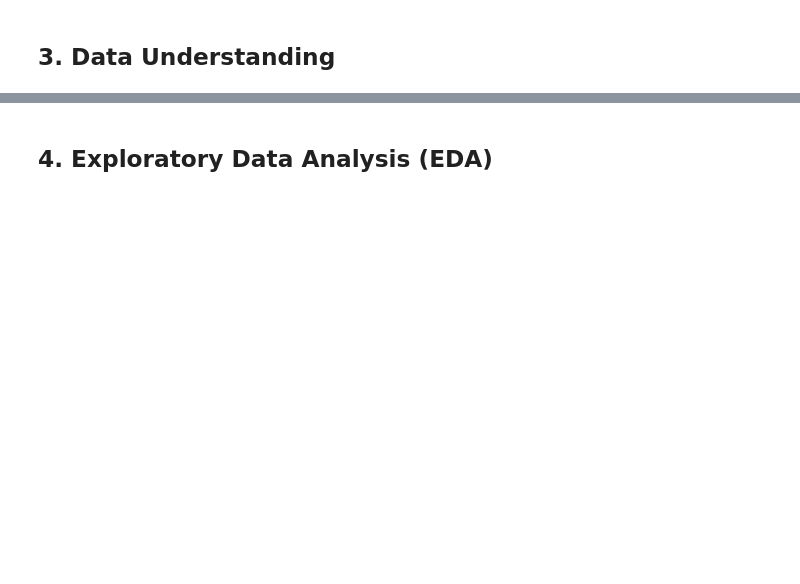
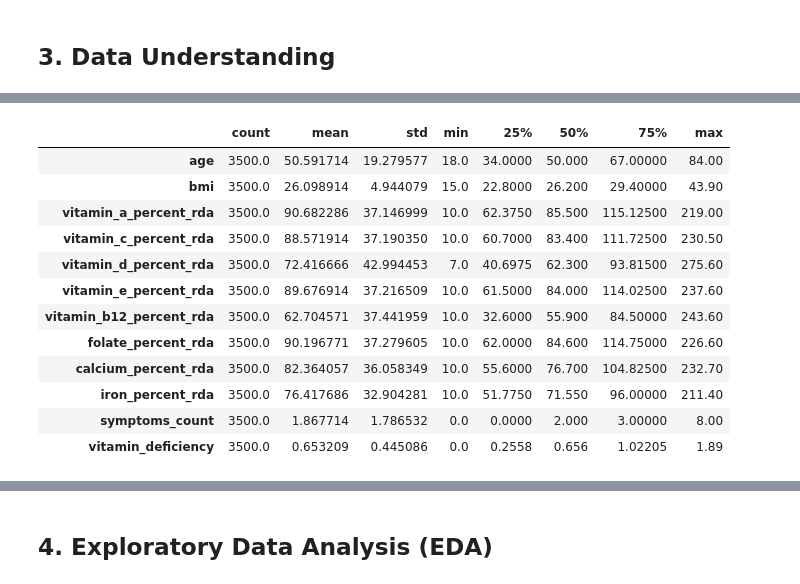
Before and after one commit to abdo-ghg/Vitamin-Deficiency-Prediction, a Jupyter notebook: vitamin_deficiency_prediction.ipynb, the cells around one changed output, grey strips where cells are left out. Saved outputs shown, nothing was run; the diff lists cells and outputs as text; code cells hidden in the pictures; blank space fills up the shorter version.

```diff
--- a/vitamin_deficiency_prediction.ipynb
+++ b/vitamin_deficiency_prediction.ipynb
@@ -35,0 +57,16 @@ Shape: (3500, 21)
+# %%
+df.describe().transpose()
+# %% [output]
+|  | count | mean | std | min | 25% | 50% | 75% | max |
+| age | 3500.0 | 50.591714 | 19.279577 | 18.0 | 34.0000 | 50.000 | 67.00000 | 84.00 |
+| bmi | 3500.0 | 26.098914 | 4.944079 | 15.0 | 22.8000 | 26.200 | 29.40000 | 43.90 |
+| vitamin_a_percent_rda | 3500.0 | 90.682286 | 37.146999 | 10.0 | 62.3750 | 85.500 | 115.12500 | 219.00 |
+| vitamin_c_percent_rda | 3500.0 | 88.571914 | 37.190350 | 10.0 | 60.7000 | 83.400 | 111.72500 | 230.50 |
+| vitamin_d_percent_rda | 3500.0 | 72.416666 | 42.994453 | 7.0 | 40.6975 | 62.300 | 93.81500 | 275.60 |
+| vitamin_e_percent_rda | 3500.0 | 89.676914 | 37.216509 | 10.0 | 61.5000 | 84.000 | 114.02500 | 237.60 |
+| vitamin_b12_percent_rda | 3500.0 | 62.704571 | 37.441959 | 10.0 | 32.6000 | 55.900 | 84.50000 | 243.60 |
+| folate_percent_rda | 3500.0 | 90.196771 | 37.279605 | 10.0 | 62.0000 | 84.600 | 114.75000 | 226.60 |
+| calcium_percent_rda | 3500.0 | 82.364057 | 36.058349 | 10.0 | 55.6000 | 76.700 | 104.82500 | 232.70 |
+| iron_percent_rda | 3500.0 | 76.417686 | 32.904281 | 10.0 | 51.7750 | 71.550 | 96.00000 | 211.40 |
+| symptoms_count | 3500.0 | 1.867714 | 1.786532 | 0.0 | 0.0000 | 2.000 | 3.00000 | 8.00 |
+| vitamin_deficiency | 3500.0 | 0.653209 | 0.445086 | 0.0 | 0.2558 | 0.656 | 1.02205 | 1.89 |
```
Also changed, not shown: parts of 19 cells of this notebook, 3 other files.
